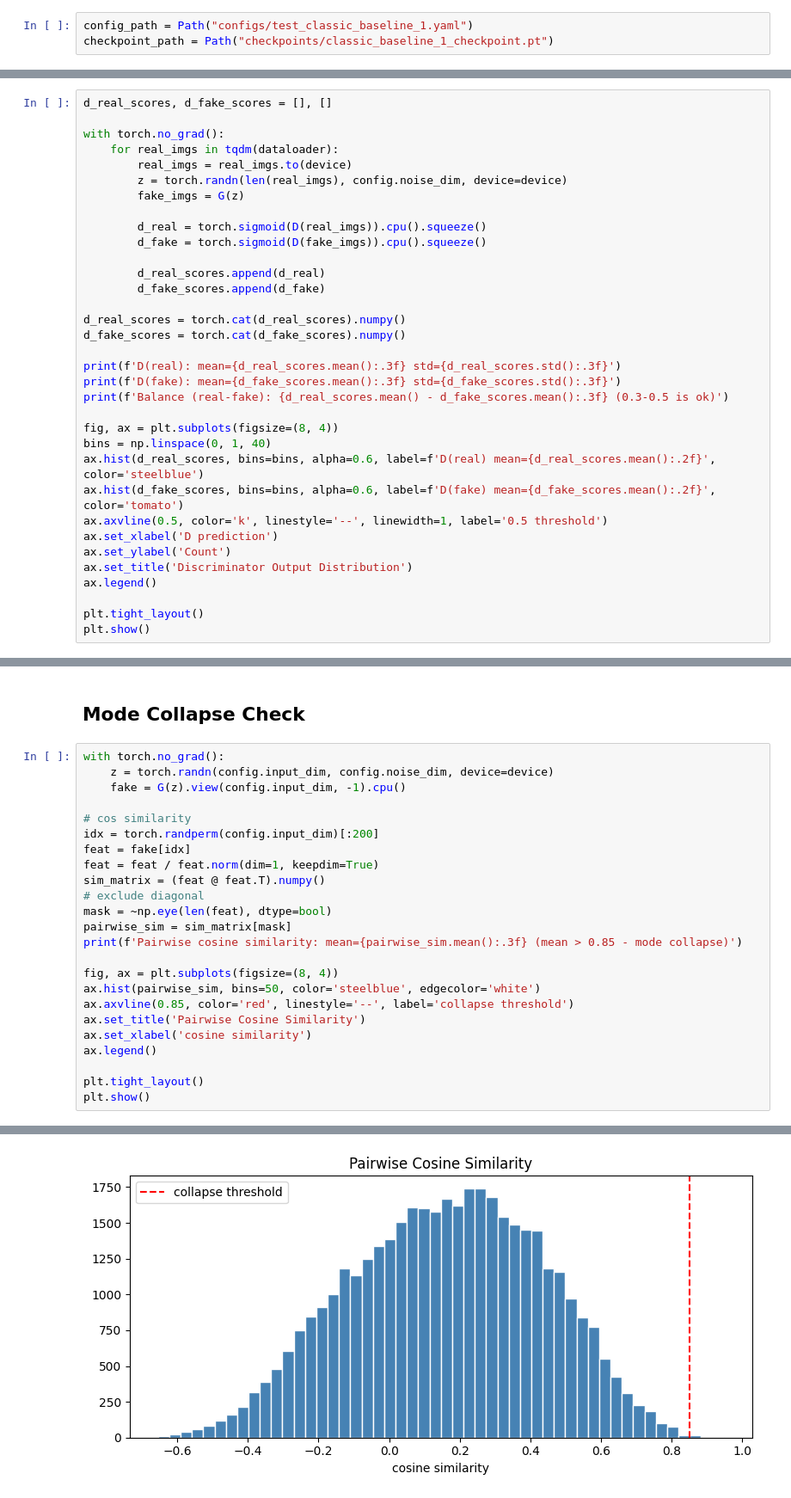
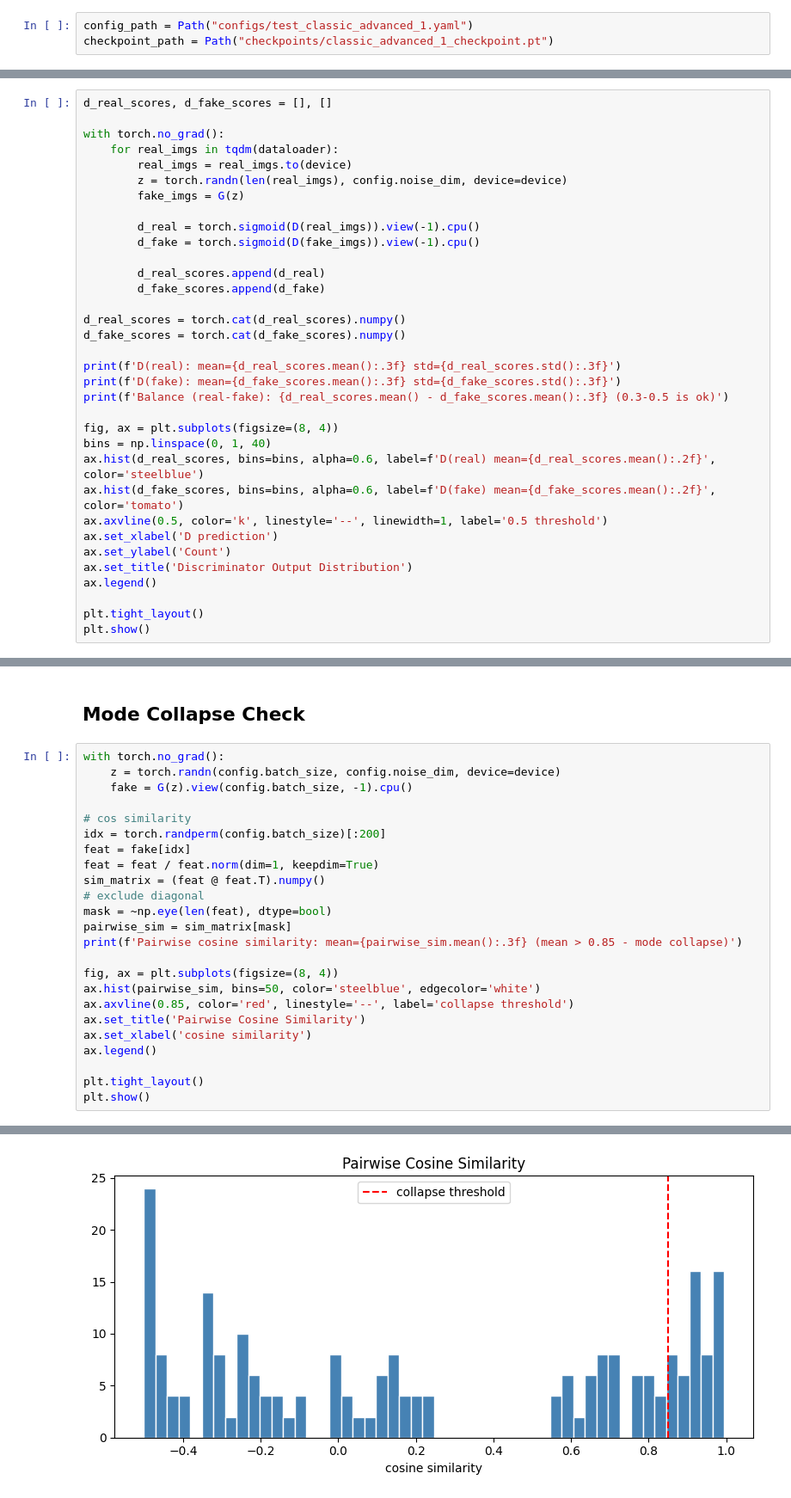
Before and after one commit to deyme17/gan-minimax-equilibrium, a Jupyter notebook: evaluation.ipynb, the cells around one changed output, grey strips where cells are left out. Shown at 86% size. Drawn from its saved outputs; the diff is of its cells as text.

```diff
--- a/evaluation.ipynb
+++ b/evaluation.ipynb
@@ -26,8 +24,8 @@ warnings.filterwarnings('ignore')
 # %% [markdown]
 ## Config
 # %%
-config_path = Path("configs/test_classic_baseline_1.yaml")
-checkpoint_path = Path("checkpoints/classic_baseline_1_checkpoint.pt")
+config_path = Path("configs/test_classic_advanced_1.yaml")
+checkpoint_path = Path("checkpoints/classic_advanced_1_checkpoint.pt")
 # %%
 with open(config_path, "r") as f:
     config_dict = yaml.safe_load(f)
@@ -95,8 +93,8 @@ with torch.no_grad():
         z = torch.randn(len(real_imgs), config.noise_dim, device=device)
         fake_imgs = G(z)
 
-        d_real = torch.sigmoid(D(real_imgs)).cpu().squeeze()
-        d_fake = torch.sigmoid(D(fake_imgs)).cpu().squeeze()
+        d_real = torch.sigmoid(D(real_imgs)).view(-1).cpu()
+        d_fake = torch.sigmoid(D(fake_imgs)).view(-1).cpu()
 
         d_real_scores.append(d_real)
         d_fake_scores.append(d_fake)
@@ -210,11 +208,11 @@ D grad norm: mean=8.995 max=26.248clip_rate=56.0% (max_norm=5)
 ## Mode Collapse Check
 # %%
 with torch.no_grad():
-    z = torch.randn(config.input_dim, config.noise_dim, device=device)
-    fake = G(z).view(config.input_dim, -1).cpu()
+    z = torch.randn(config.batch_size, config.noise_dim, device=device)
+    fake = G(z).view(config.batch_size, -1).cpu()
 
 # cos similarity
-idx = torch.randperm(config.input_dim)[:200]
+idx = torch.randperm(config.batch_size)[:200]
 feat = fake[idx]
 feat = feat / feat.norm(dim=1, keepdim=True)
 sim_matrix = (feat @ feat.T).numpy()
@@ -237 +235 @@ Pairwise cosine similarity: mean=0.161 (mean > 0.85 - mode collapse)
-[figure, old version]
+[figure, new version]
```
Also changed, not shown: parts of 7 cells of this notebook, 4 other files.
